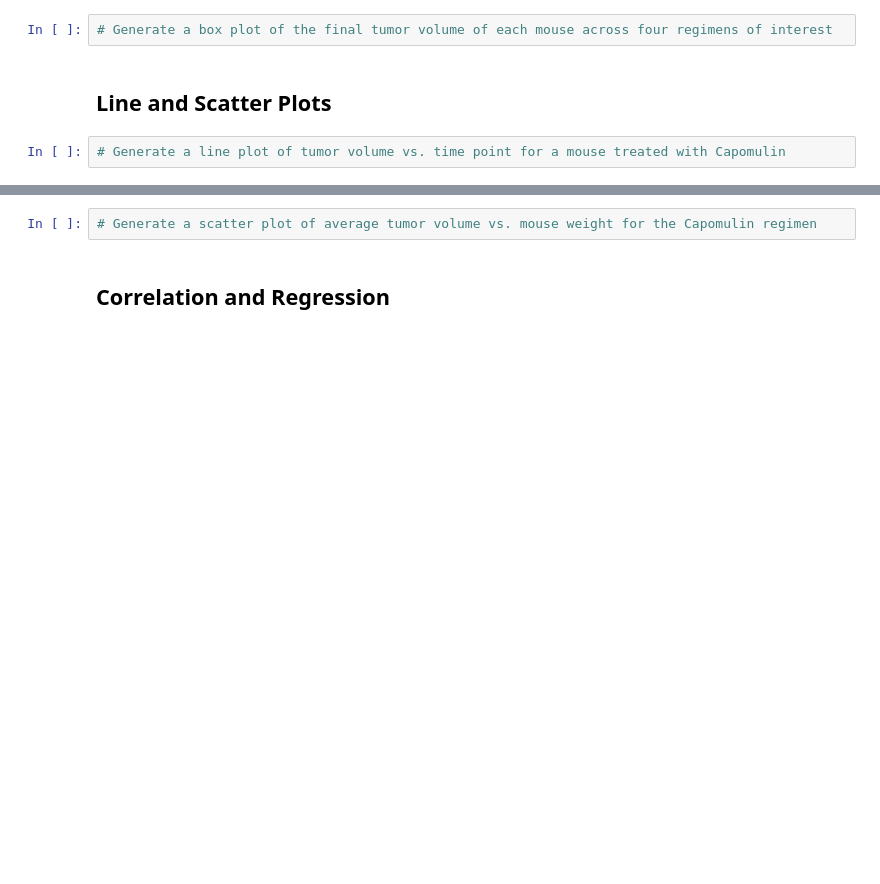
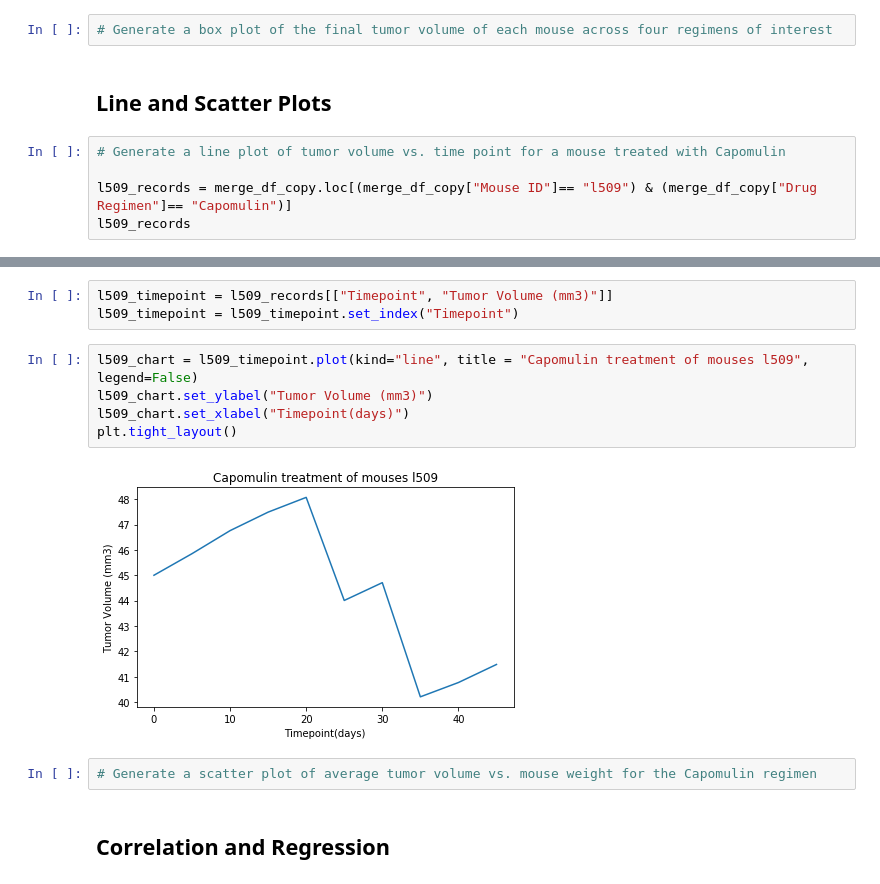
Before and after one commit to manuelamc14/Matploid-challenge, a Jupyter notebook: Pymaceuticals/pymaceuticals_starter.ipynb, the cells around one changed output, grey strips where cells are left out. Drawn from its saved outputs; the diff is of its cells as text; blank space fills up the shorter version.

```diff
--- a/Pymaceuticals/pymaceuticals_starter.ipynb
+++ b/Pymaceuticals/pymaceuticals_starter.ipynb
@@ -169,3 +177,6 @@ gender_distribution.plot?
 ## Line and Scatter Plots
 # %%
 # Generate a line plot of tumor volume vs. time point for a mouse treated with Capomulin
+
+l509_records = merge_df_copy.loc[(merge_df_copy["Mouse ID"]== "l509") & (merge_df_copy["Drug Regimen"]== "Capomulin")]
+l509_records
@@ -172,3 +195,13 @@ gender_distribution.plot?
+# %%
+l509_timepoint = l509_records[["Timepoint", "Tumor Volume (mm3)"]]
+l509_timepoint = l509_timepoint.set_index("Timepoint")
+# %%
+l509_chart = l509_timepoint.plot(kind="line", title = "Capomulin treatment of mouses l509", legend=False)
+l509_chart.set_ylabel("Tumor Volume (mm3)")
+l509_chart.set_xlabel("Timepoint(days)")
+plt.tight_layout()
+# %% [output]
+[figure, added]
 # %%
 # Generate a scatter plot of average tumor volume vs. mouse weight for the Capomulin regimen
 # %% [markdown]
```
Also changed, not shown: parts of 7 cells of this notebook.
